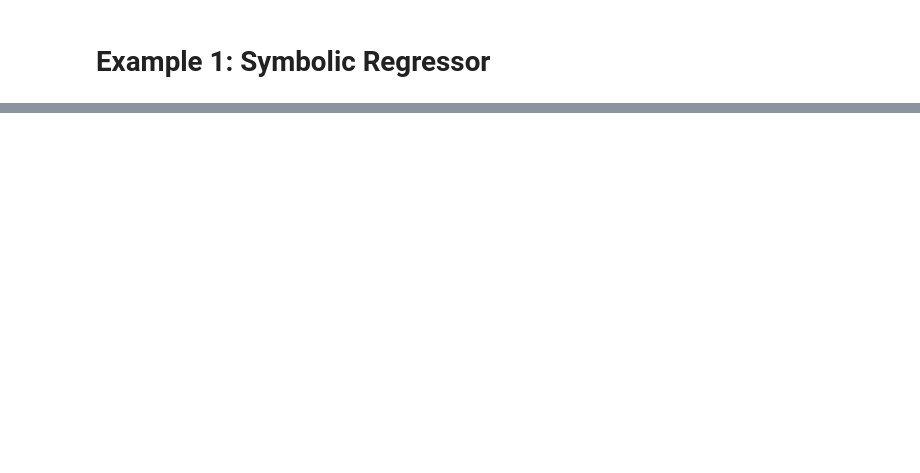
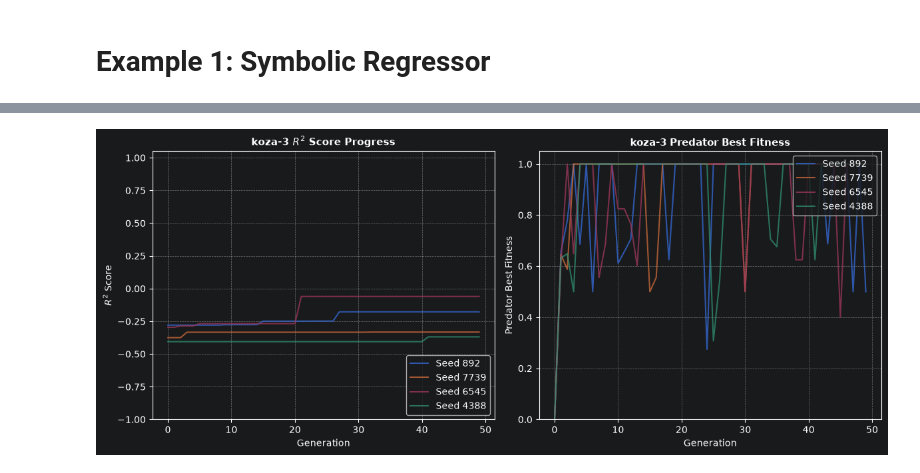
Before and after one commit to Repeating1212/gplearn, a Jupyter notebook: ppm/Graphs/ppm_graph.ipynb, the cells around one changed output, grey strips where cells are left out. Drawn from its saved outputs; the diff is of its cells as text; code cells hidden in the pictures; blank space fills up the shorter version.

```diff
--- a/ppm/Graphs/ppm_graph.ipynb
+++ b/ppm/Graphs/ppm_graph.ipynb
@@ -594,0 +680,4 @@ Tab(children=(Output(), Output(), Output()), selected_index=0, titles=('Benchmar
+# %%
+plot_fitness()
+# %% [output]
+[figure, added]
```
Also changed, not shown: parts of 11 cells of this notebook, 8 other files.
